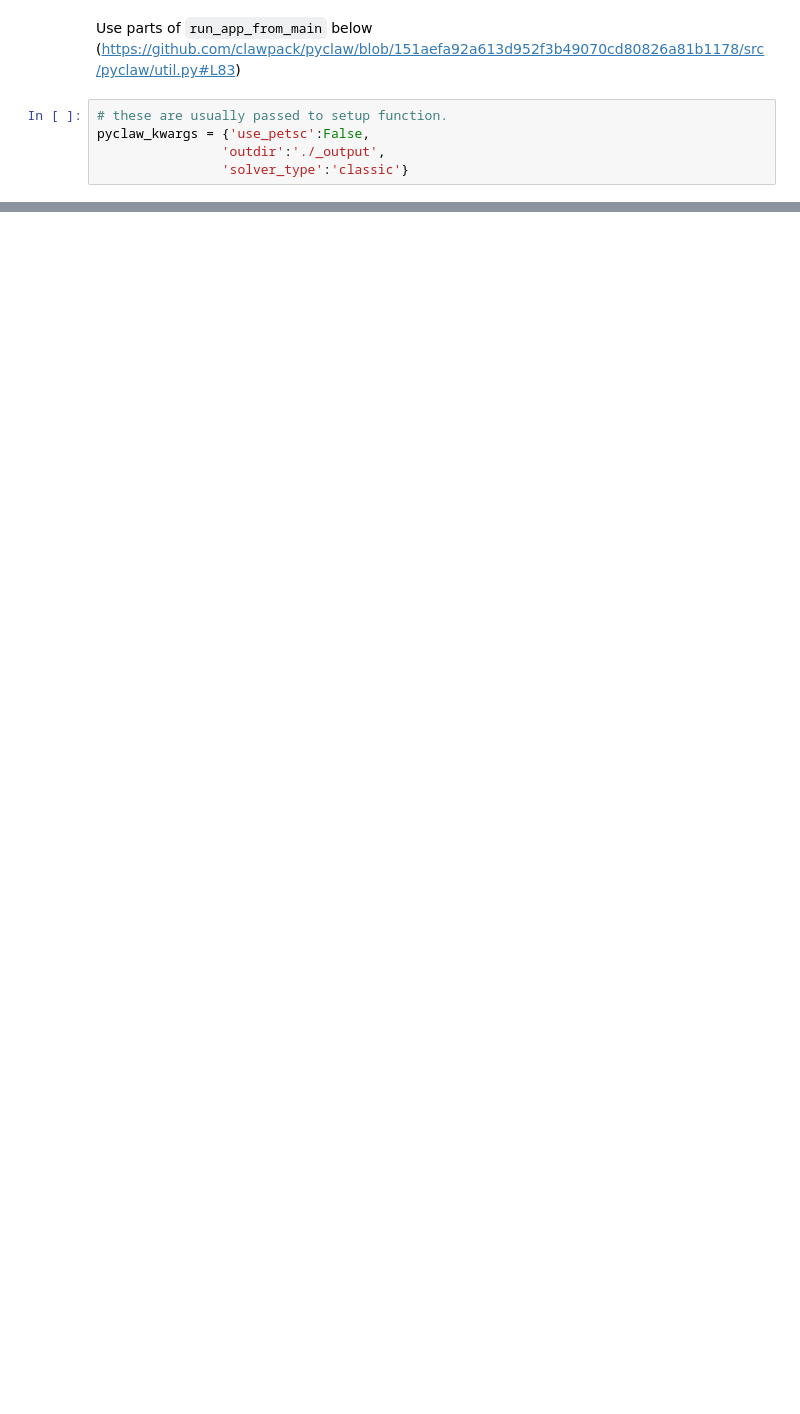
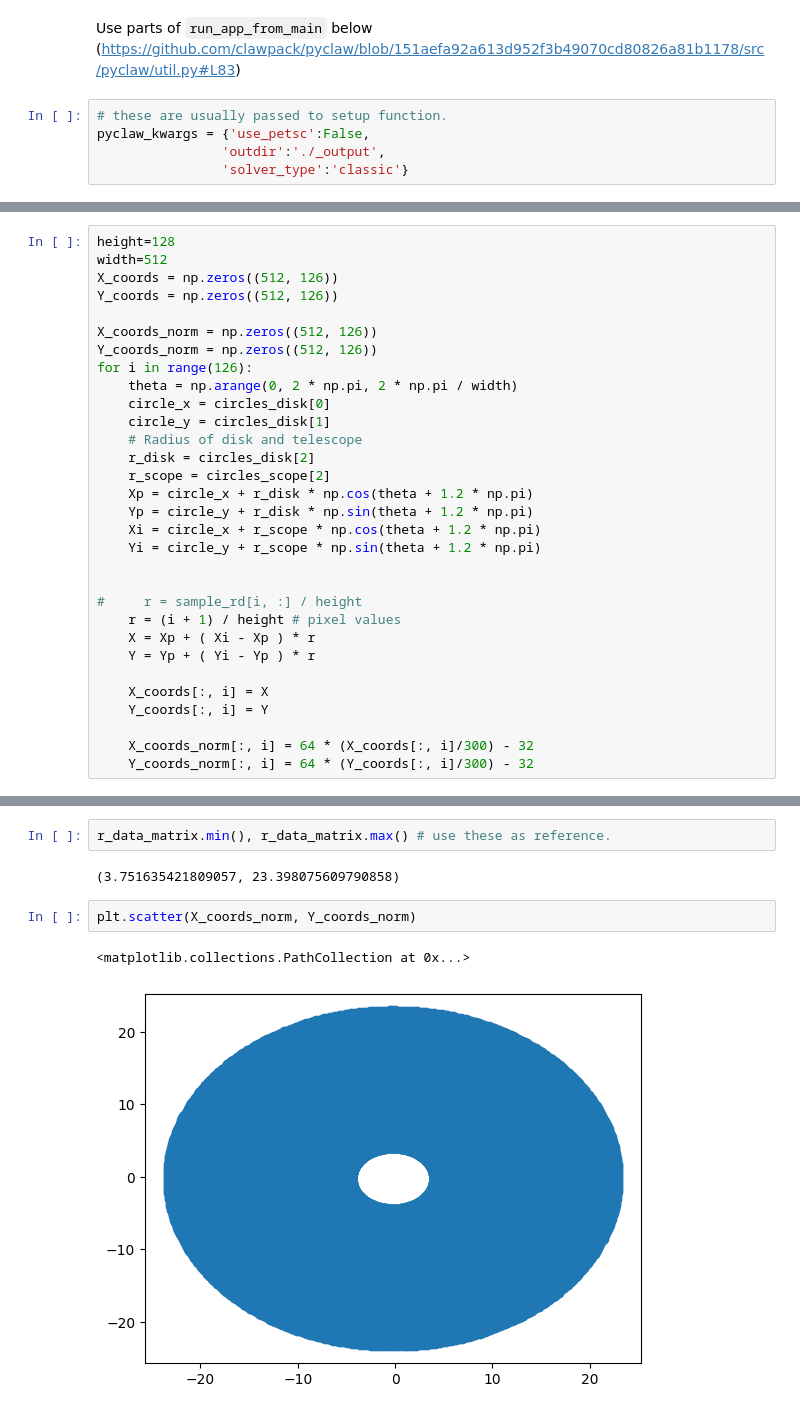
Before and after one commit to aniketjivani/AdvectionWL, a Jupyter notebook: clawpack_annular.ipynb, the cells around one changed output, grey strips where cells are left out. Cells and saved outputs as stored; diff of their text form; blank space fills up the shorter version.

```diff
--- a/clawpack_annular.ipynb
+++ b/clawpack_annular.ipynb
@@ -69,0 +179,31 @@ Point your browser to:
+# %%
+height=128
+width=512
+X_coords = np.zeros((512, 126))
+Y_coords = np.zeros((512, 126))
+
+X_coords_norm = np.zeros((512, 126))
+Y_coords_norm = np.zeros((512, 126))
+for i in range(126):
+    theta = np.arange(0, 2 * np.pi, 2 * np.pi / width)
+    circle_x = circles_disk[0]
+    circle_y = circles_disk[1]
+    # Radius of disk and telescope
+    r_disk = circles_disk[2]
+    r_scope = circles_scope[2]
+    Xp = circle_x + r_disk * np.cos(theta + 1.2 * np.pi)
+    Yp = circle_y + r_disk * np.sin(theta + 1.2 * np.pi)
+    Xi = circle_x + r_scope * np.cos(theta + 1.2 * np.pi)
+    Yi = circle_y + r_scope * np.sin(theta + 1.2 * np.pi)
+
+
+#     r = sample_rd[i, :] / height
+    r = (i + 1) / height # pixel values
+    X = Xp + ( Xi - Xp ) * r
+    Y = Yp + ( Yi - Yp ) * r
+
+    X_coords[:, i] = X
+    Y_coords[:, i] = Y
+
+    X_coords_norm[:, i] = 64 * (X_coords[:, i]/300) - 32
+    Y_coords_norm[:, i] = 64 * (Y_coords[:, i]/300) - 32
@@ -69,0 +282,9 @@ Point your browser to:
+# %%
+r_data_matrix.min(), r_data_matrix.max() # use these as reference.
+# %% [output]
+(3.751635421809057, 23.398075609790858)
+# %%
+plt.scatter(X_coords_norm, Y_coords_norm)
+# %% [output]
+<matplotlib.collections.PathCollection at 0x...>
+[figure, added]
```
Also changed, not shown: parts of 60 cells of this notebook, 5 other files.
